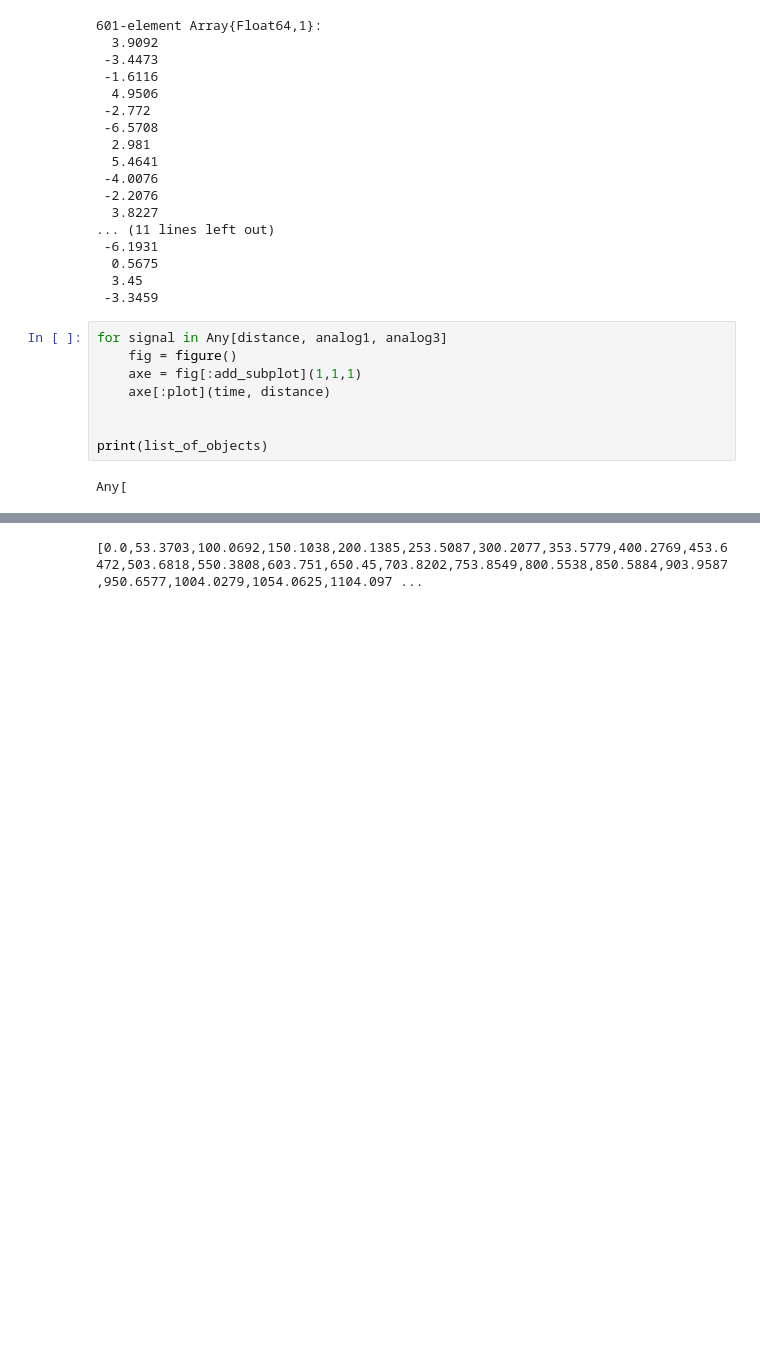
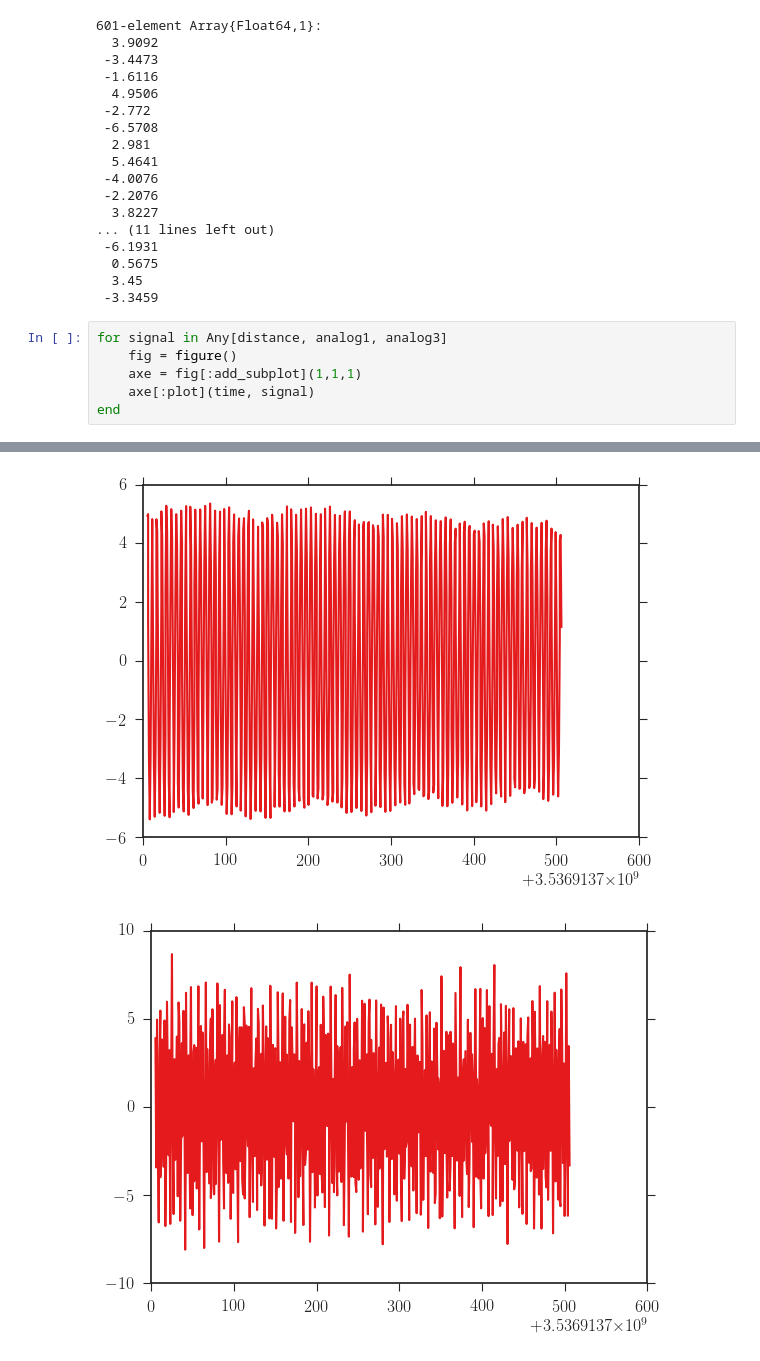
Before and after one commit to Schlabonski/FemtosecondSpectroscopy, a Jupyter notebook: Analysis/FemtosecondSpectroscopy.ipynb, the cells around one changed output, grey strips where cells are left out. Drawn from its saved outputs; the diff is of its cells as text; blank space fills up the shorter version.

```diff
--- a/Analysis/FemtosecondSpectroscopy.ipynb
+++ b/Analysis/FemtosecondSpectroscopy.ipynb
@@ -48,12 +48,10 @@ Iteration       Time    Analog 0        Analog 1        Analog 2        Analog 3
 # %%
 for signal in Any[distance, analog1, analog3]
     fig = figure()
     axe = fig[:add_subplot](1,1,1)
-    axe[:plot](time, distance)
-
-
-print(list_of_objects)
+    axe[:plot](time, signal)
+end
 # %% [output]
-Any[
 [figure]
-[0.0,53.3703,100.0692,150.1038,200.1385,253.5087,300.2077,353.5779,400.2769,453.6472,503.6818,550.3808,603.751,650.45,703.8202,753.8549,800.5538,850.5884,903.9587,950.6577,1004.0279,1054.0625,1104.097 ...
+[figure, added]
+[figure, added]
```
Also changed, not shown: parts of 2 cells of this notebook.
